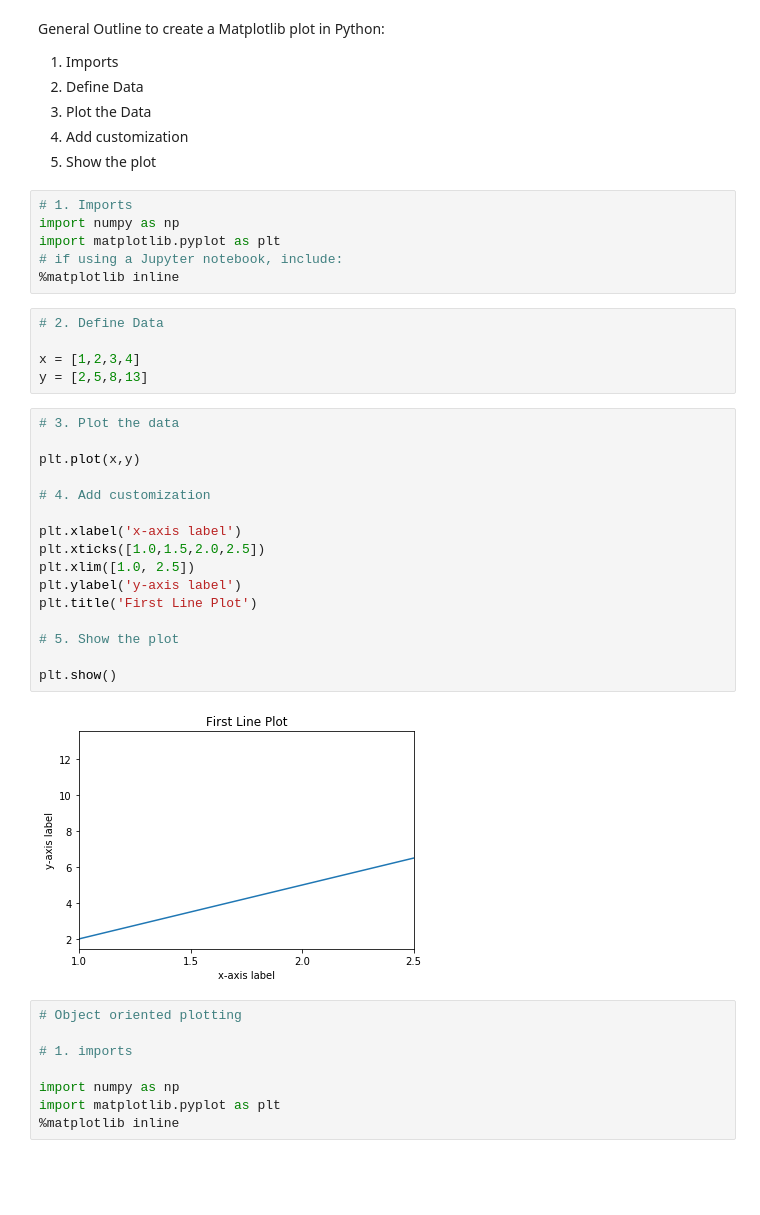
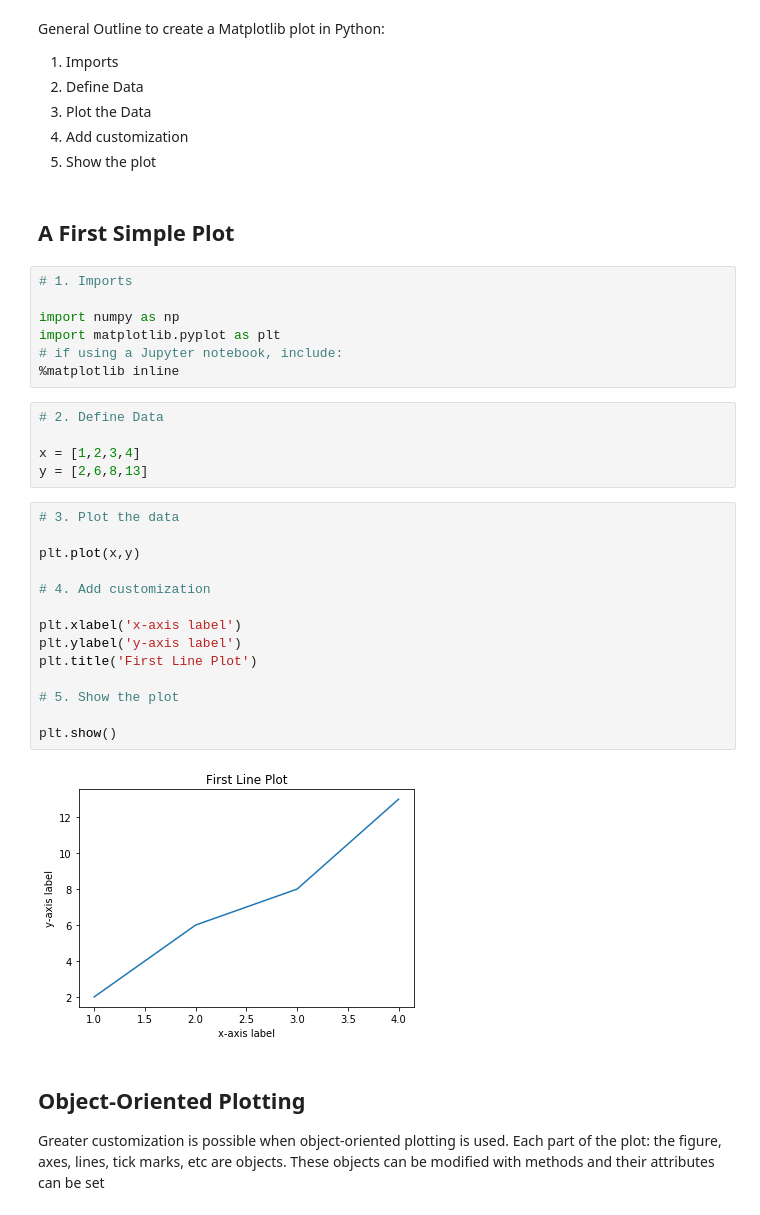
Before and after one commit to ProfessorKazarinoff/ENGR114-2019Q1, a Jupyter notebook: week3_plotting_notes.ipynb, the cells around one changed output. Drawn from its saved outputs; the diff is of its cells as text; blank space fills up the shorter version.

```diff
--- a/week3_plotting_notes.ipynb
+++ b/week3_plotting_notes.ipynb
@@ -8,8 +8,11 @@ General Outline to create a Matplotlib plot in Python:
 3. Plot the Data
 4. Add customization
 5. Show the plot
+# %% [markdown]
+## A First Simple Plot
 # %%
 # 1. Imports
+
 import numpy as np
 import matplotlib.pyplot as plt
 # if using a Jupyter notebook, include:
@@ -18,31 +21,25 @@ import matplotlib.pyplot as plt
 # 2. Define Data
 
 x = [1,2,3,4]
-y = [2,5,8,13]
+y = [2,6,8,13]
 # %%
 # 3. Plot the data
 
 plt.plot(x,y)
 
 # 4. Add customization
 
 plt.xlabel('x-axis label')
-plt.xticks([1.0,1.5,2.0,2.5])
-plt.xlim([1.0, 2.5])
 plt.ylabel('y-axis label')
 plt.title('First Line Plot')
 
 # 5. Show the plot
 
 plt.show()
 # %% [output]
-[figure, old version]
+[figure, new version]
-# %%
-# Object oriented plotting
-
-# 1. imports
-
-import numpy as np
-import matplotlib.pyplot as plt
-%matplotlib inline
+# %% [markdown]
+## Object-Oriented Plotting
+
+Greater customization is possible when object-oriented plotting is used. Each part of the plot: the figure, axes, lines, tick marks, etc are objects. These objects can be modified with methods and their attributes can be set
 # %%
```
Also changed, not shown: parts of 11 cells of this notebook, 12 other files.
